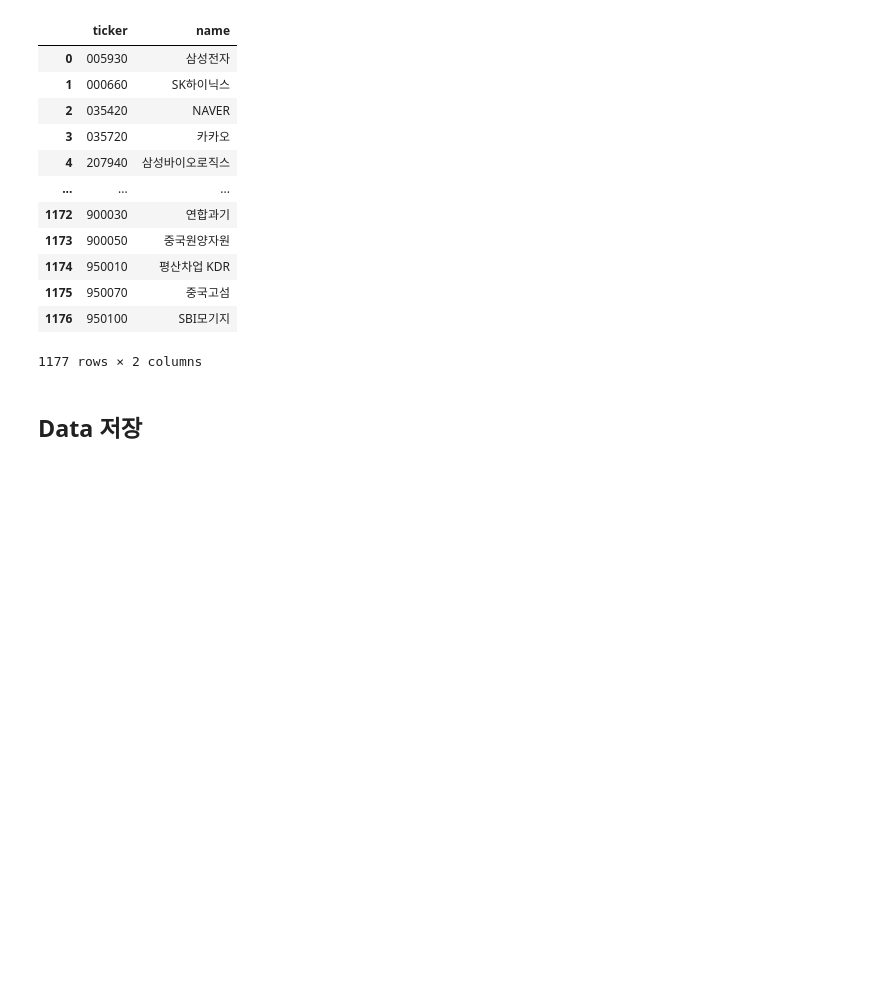
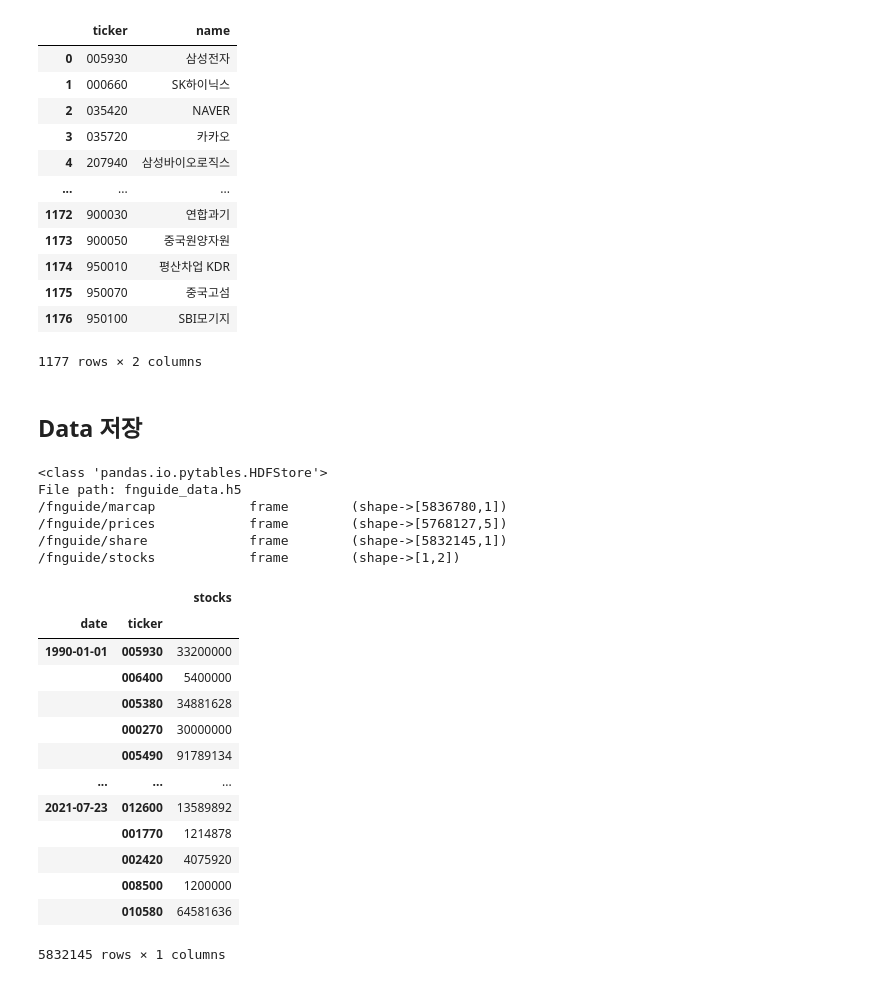
Before and after one commit to Hertz-and-Alpha/machine-learning-for-trading-korea-stock, a Jupyter notebook: data/번외_fnguide_data.ipynb, the cells around one changed output. Drawn from its saved outputs; the diff is of its cells as text; code cells hidden in the pictures; blank space fills up the shorter version.

Commit message:
Modify fnguide 데이터에서 시가총액, 상장주식수 cleaning

```diff
--- a/data/번외_fnguide_data.ipynb
+++ b/data/번외_fnguide_data.ipynb
@@ -86,0 +89,4 @@ volume_cleaning = cleaning_fn_data(volume, 'volume')
+# %%
+list_shares = pd.read_excel('FNGuide/상장주식수.xlsx')
+# %%
+list_shares_cleaning = cleaning_fn_data(list_shares, 'stocks')
@@ -264,0 +279,27 @@ with pd.HDFStore(DATA_STORE) as store:
+# %%
+with pd.HDFStore(DATA_STORE) as store:
+    print(store.info())
+# %% [output]
+<class 'pandas.io.pytables.HDFStore'>
+File path: fnguide_data.h5
+/fnguide/marcap            frame        (shape->[5836780,1])
+/fnguide/prices            frame        (shape->[5768127,5])
+/fnguide/share             frame        (shape->[5832145,1])
+/fnguide/stocks            frame        (shape->[1,2])
+# %%
+list_shares_cleaning
+# %% [output]
+|  |  | stocks |
+| date | ticker |  |
+| 1990-01-01 | 005930 | 33200000 |
+|  | 006400 | 5400000 |
+|  | 005380 | 34881628 |
+|  | 000270 | 30000000 |
+|  | 005490 | 91789134 |
+| ... | ... | ... |
+| 2021-07-23 | 012600 | 13589892 |
+|  | 001770 | 1214878 |
+|  | 002420 | 4075920 |
+|  | 008500 | 1200000 |
+|  | 010580 | 64581636 |
+5832145 rows × 1 columns
```
Also changed, not shown: parts of 5 cells of this notebook.
